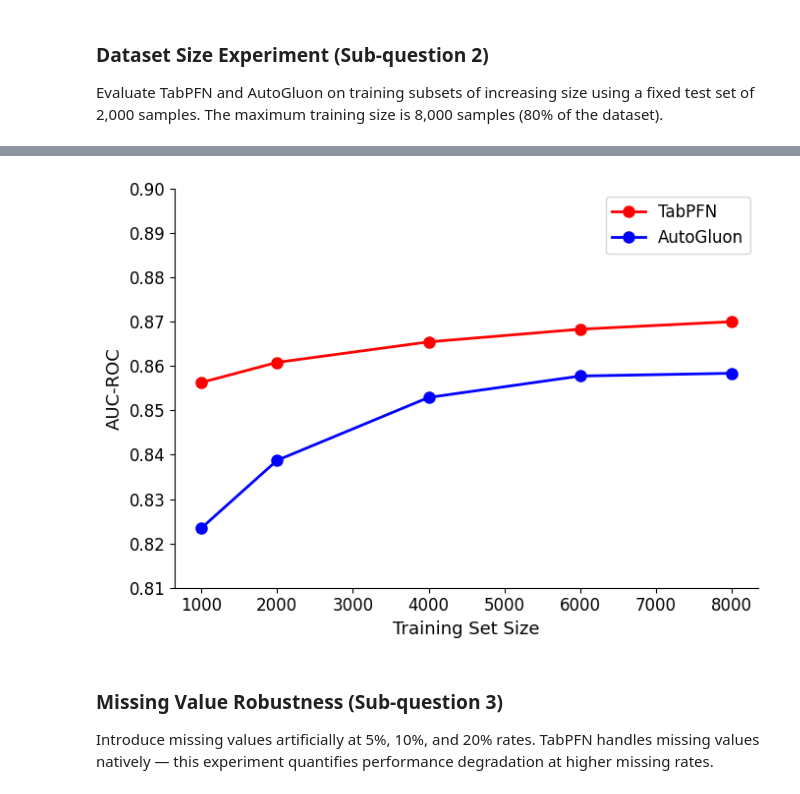
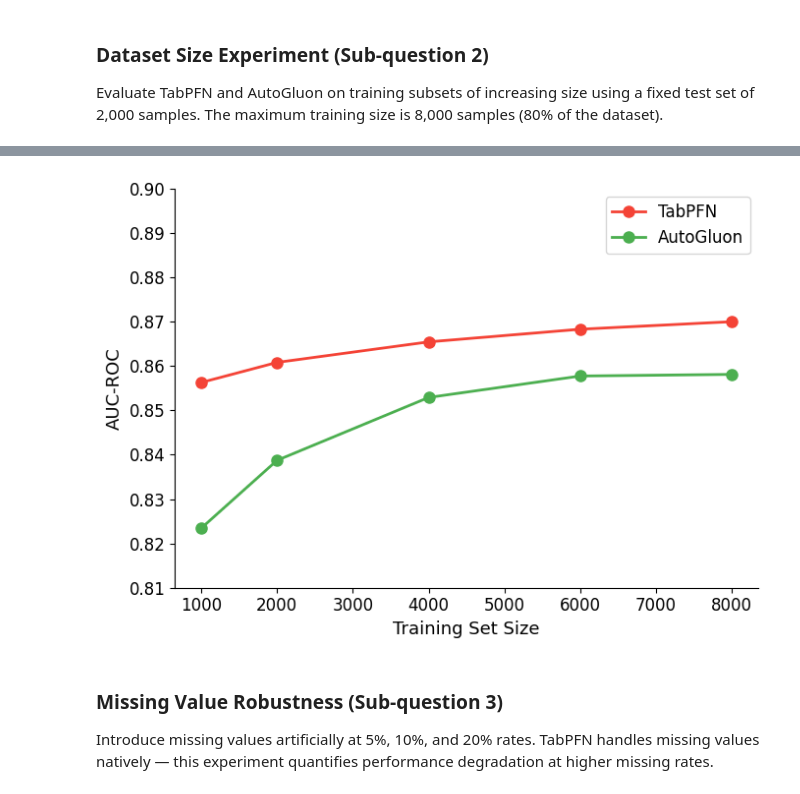
Before and after one commit to Yigit23ali/bsc-thesis-AutoML-churn-prediction, a Jupyter notebook: 4_tabpfn_analysis.ipynb, the cells around one changed output, grey strips where cells are left out. Drawn from its saved outputs; the diff is of its cells as text; code cells hidden in the pictures.

```diff
--- a/4_tabpfn_analysis.ipynb
+++ b/4_tabpfn_analysis.ipynb
@@ -16,11 +16,9 @@ warnings.filterwarnings('ignore')
 from sklearn.metrics import roc_auc_score
 from autogluon.tabular import TabularPredictor
 from tabpfn_client import TabPFNClassifier as CloudTabPFN, init
-from utils import load_and_preprocess, get_train_test_split, introduce_missing_values
+from utils import load_and_preprocess, get_train_test_split, introduce_missing_values, setup
 
-init()
-os.makedirs('figures', exist_ok=True)
-SEEDS = [0, 1, 2, 3, 4]
-plt.rcParams['font.size'] = 12
+init()  # Reuses existing token
+SEEDS = setup()
 print('Setup complete!')
 # %% [output]
@@ -91,22 +91,22 @@ Size 8000: TabPFN=0.8700, AutoGluon=0.8584
 # %%
 # Figure 9: Dataset Size
 fig, ax = plt.subplots(figsize=(7, 5))
 ax.plot(size_df['size'], size_df['tabpfn_auc_mean'],
-        color='red', marker='o', linewidth=2, markersize=8, label='TabPFN')
+        color='#F44336', marker='o', linewidth=2, markersize=8, label='TabPFN')
 ax.plot(size_df['size'], size_df['auto_auc_mean'],
-        color='blue', marker='o', linewidth=2, markersize=8, label='AutoGluon')
+        color='#4CAF50', marker='o', linewidth=2, markersize=8, label='AutoGluon')
 ax.set_xlabel('Training Set Size', fontsize=13)
 ax.set_ylabel('AUC-ROC', fontsize=13)
 ax.set_ylim(0.81, 0.90)
 ax.tick_params(labelsize=12)
 ax.legend(fontsize=12)
 ax.spines['top'].set_visible(False)
 ax.spines['right'].set_visible(False)
 plt.tight_layout()
 plt.savefig('figures/figure9_dataset_size.png', dpi=150, bbox_inches='tight')
 plt.show()
 # %% [output]
-[figure, old version]
+[figure, new version]
 # %% [markdown]
 ### Missing Value Robustness (Sub-question 3)
 Introduce missing values artificially at 5%, 10%, and 20% rates. TabPFN handles missing values natively — this experiment quantifies performance degradation at higher missing rates.
```
Also changed, not shown: parts of 4 cells of this notebook, 7 other files.
